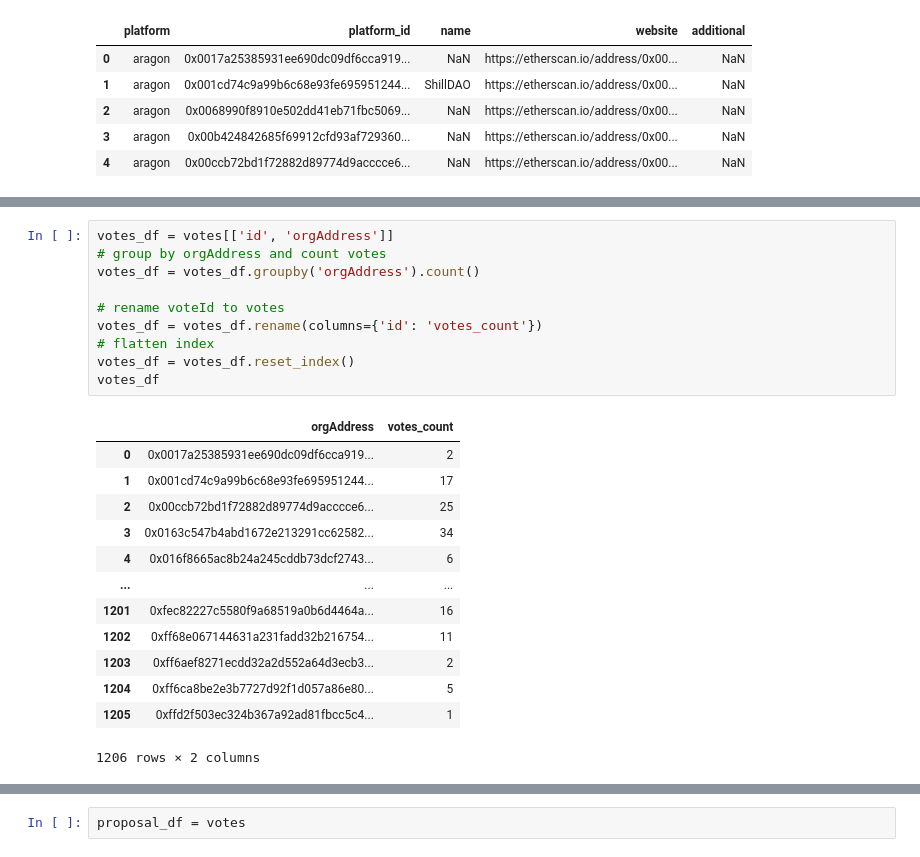
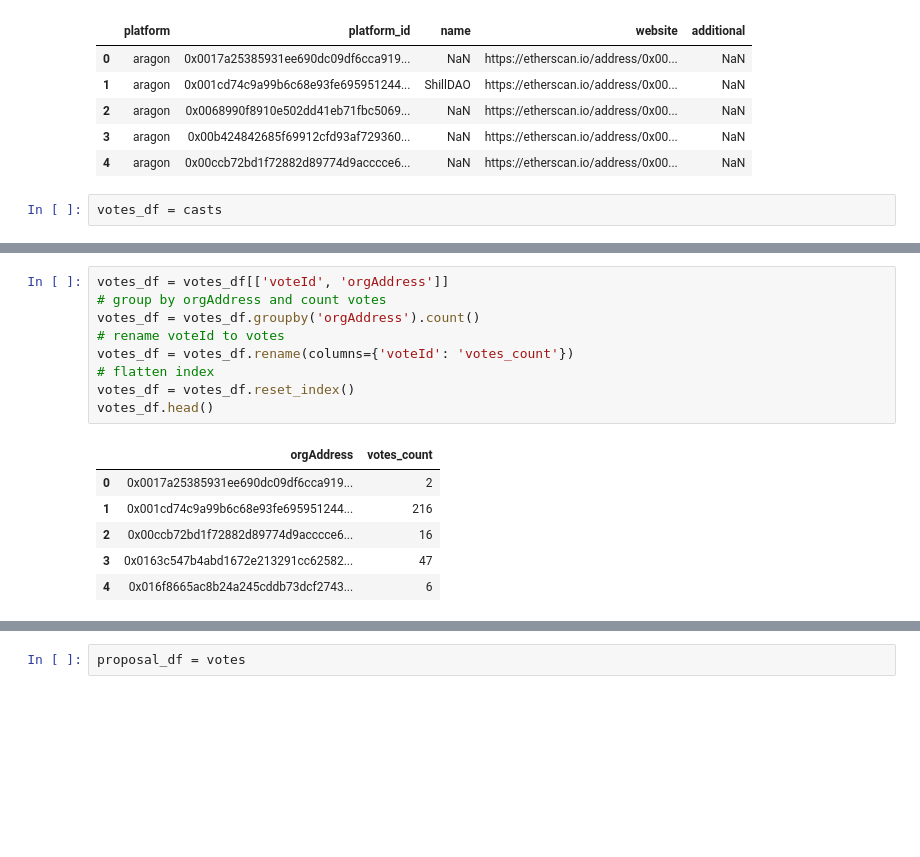
Before and after one commit to mashiat0808/DAOGovernance, a Jupyter notebook: creating_census_dataset_(aragon,_daohaus,_daoStack)_from_zenodo.ipynb, the cells around one changed output, grey strips where cells are left out. Saved outputs shown, nothing was run; the diff lists cells and outputs as text; blank space fills up the shorter version.

```diff
--- a/creating_census_dataset_(aragon,_daohaus,_daoStack)_from_zenodo.ipynb
+++ b/creating_census_dataset_(aragon,_daohaus,_daoStack)_from_zenodo.ipynb
@@ -79,4 +79,6 @@ df.head()
 | 2 | aragon | 0x0068990f8910e502dd41eb71fbc5069... | NaN | https://etherscan.io/address/0x00... | NaN |
 | 3 | aragon | 0x00b424842685f69912cfd93af729360... | NaN | https://etherscan.io/address/0x00... | NaN |
 | 4 | aragon | 0x00ccb72bd1f72882d89774d9acccce6... | NaN | https://etherscan.io/address/0x00... | NaN |
+# %%
+votes_df = casts
 # %%
@@ -125,24 +93,16 @@ df
 # %%
-votes_df = votes[['id', 'orgAddress']]
+votes_df = votes_df[['voteId', 'orgAddress']]
 # group by orgAddress and count votes
 votes_df = votes_df.groupby('orgAddress').count()
-
 # rename voteId to votes
-votes_df = votes_df.rename(columns={'id': 'votes_count'})
+votes_df = votes_df.rename(columns={'voteId': 'votes_count'})
 # flatten index
 votes_df = votes_df.reset_index()
-votes_df
+votes_df.head()
 # %% [output]
 |  | orgAddress | votes_count |
 | 0 | 0x0017a25385931ee690dc09df6cca919... | 2 |
-| 1 | 0x001cd74c9a99b6c68e93fe695951244... | 17 |
-| 2 | 0x00ccb72bd1f72882d89774d9acccce6... | 25 |
-| 3 | 0x0163c547b4abd1672e213291cc62582... | 34 |
+| 1 | 0x001cd74c9a99b6c68e93fe695951244... | 216 |
+| 2 | 0x00ccb72bd1f72882d89774d9acccce6... | 16 |
+| 3 | 0x0163c547b4abd1672e213291cc62582... | 47 |
 | 4 | 0x016f8665ac8b24a245cddb73dcf2743... | 6 |
-| ... | ... | ... |
-| 1201 | 0xfec82227c5580f9a68519a0b6d4464a... | 16 |
-| 1202 | 0xff68e067144631a231fadd32b216754... | 11 |
-| 1203 | 0xff6aef8271ecdd32a2d552a64d3ecb3... | 2 |
-| 1204 | 0xff6ca8be2e3b7727d92f1d057a86e80... | 5 |
-| 1205 | 0xffd2f503ec324b367a92ad81fbcc5c4... | 1 |
-1206 rows × 2 columns
```
Also changed, not shown: parts of 108 cells of this notebook, 1 other file.
